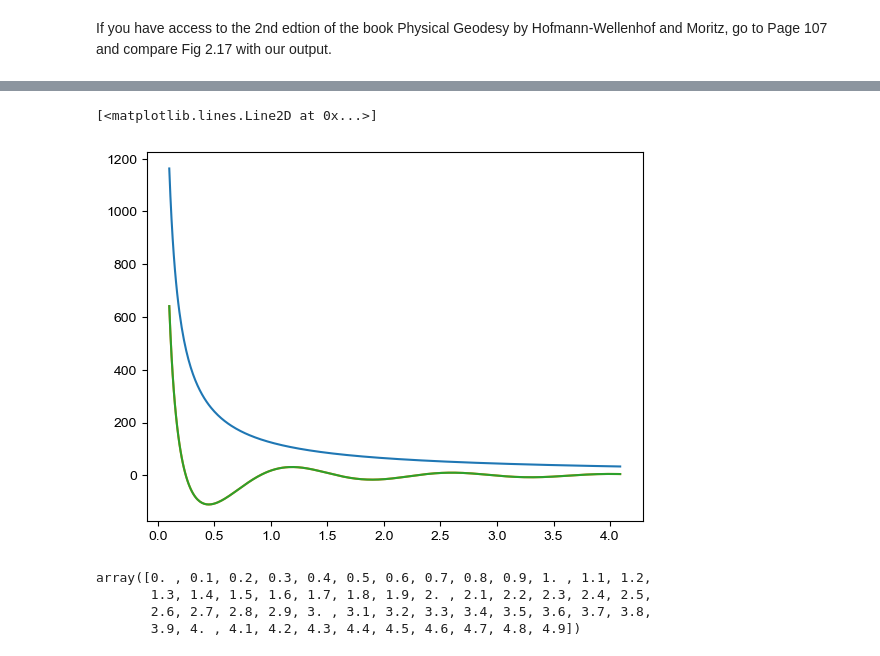
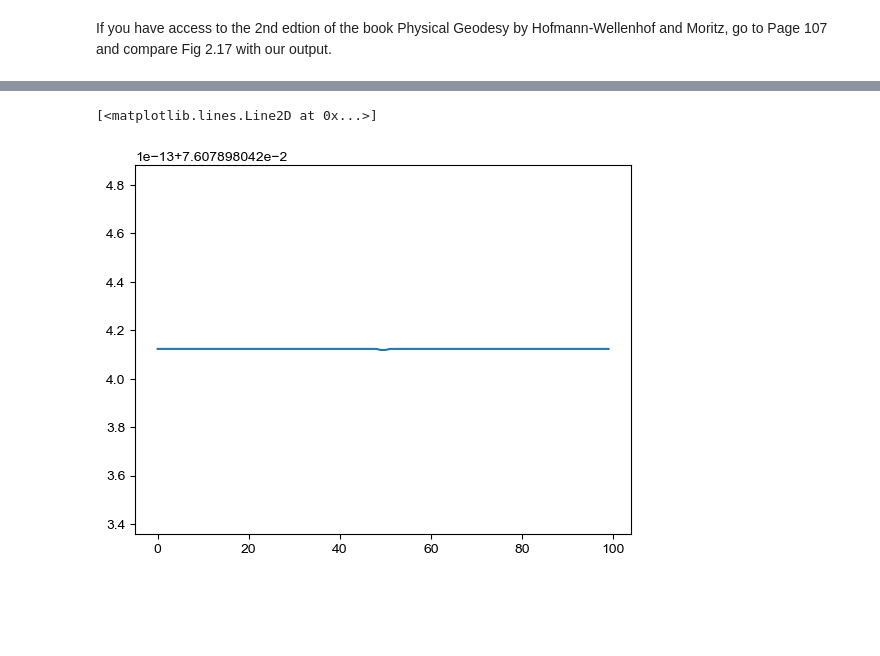
Before and after one commit to cikelly/geoidlab, a Jupyter notebook: Notebooks/Kernels.ipynb, the cells around one changed output, grey strips where cells are left out. Cells and saved outputs as stored; diff of their text form; code cells hidden in the pictures; blank space fills up the shorter version.

```diff
--- a/Notebooks/Kernels.ipynb
+++ b/Notebooks/Kernels.ipynb
@@ -173,19 +80,6 @@ nmax = 257
-# %%
-S, _ = stokes_from_distance(radians(psi))
-S_wg = wong_and_gore_from_distance(radians(psi), nmax)
-S_hg = heck_and_gruninger_from_distance(radians(psi), radians(120), nmax)
-# S = stokes_func(radians(psi))
-# %%
-plt.plot(psi, S)
-plt.plot(psi, S_wg)
-plt.plot(psi, S_hg)
-# %% [output]
-[<matplotlib.lines.Line2D at 0x...>]
-[figure, removed]
-# %%
-psi
-# %% [output]
-array([0. , 0.1, 0.2, 0.3, 0.4, 0.5, 0.6, 0.7, 0.8, 0.9, 1. , 1.1, 1.2,
-       1.3, 1.4, 1.5, 1.6, 1.7, 1.8, 1.9, 2. , 2.1, 2.2, 2.3, 2.4, 2.5,
-       2.6, 2.7, 2.8, 2.9, 3. , 3.1, 3.2, 3.3, 3.4, 3.5, 3.6, 3.7, 3.8,
-       3.9, 4. , 4.1, 4.2, 4.3, 4.4, 4.5, 4.6, 4.7, 4.8, 4.9])
+# %%
+diff = S_wg - S_hg
+plt.plot(diff)
+# %% [output]
+[<matplotlib.lines.Line2D at 0x...>]
+[figure, added]
```
Also changed, not shown: parts of 12 cells of this notebook, 1 other file.
